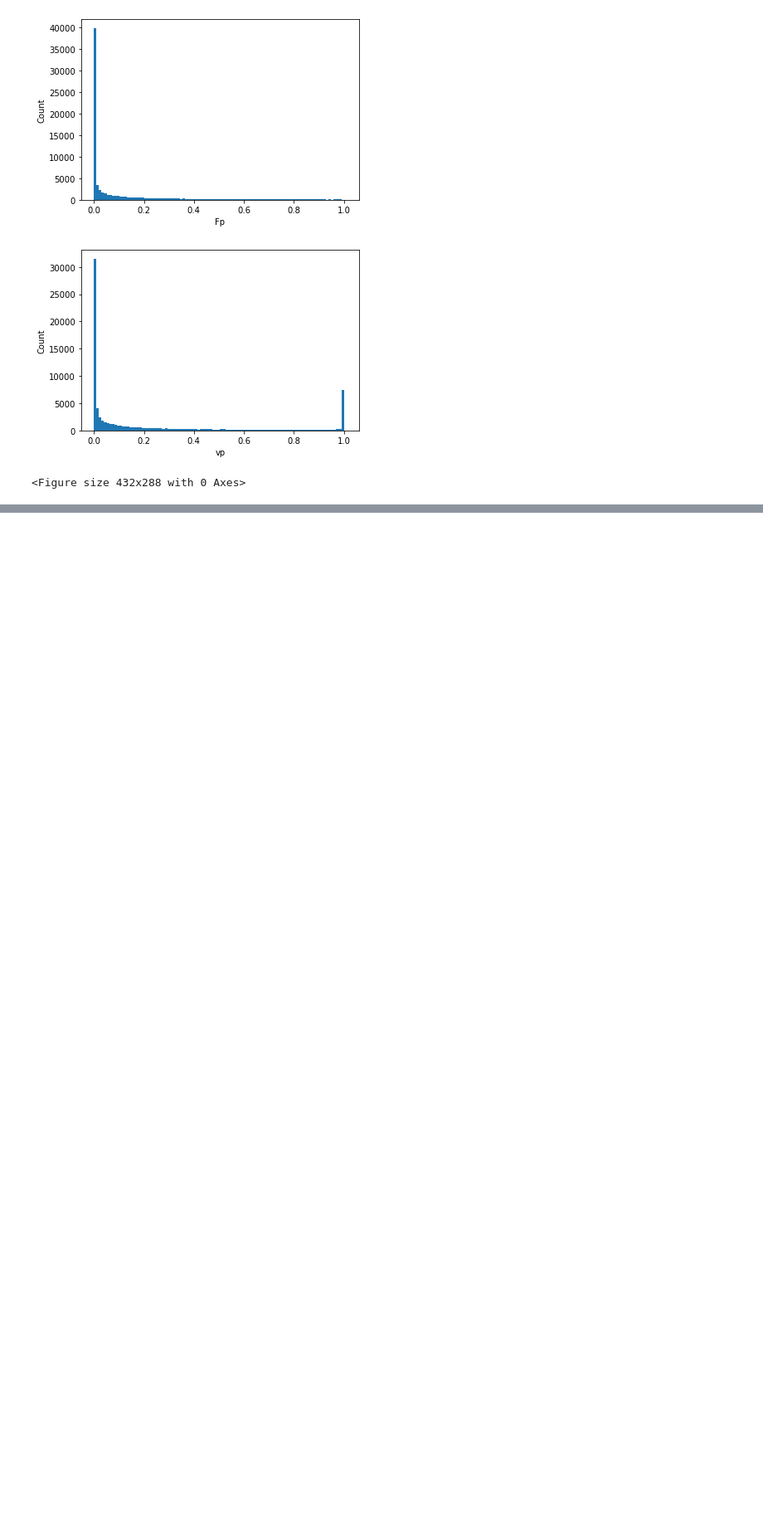
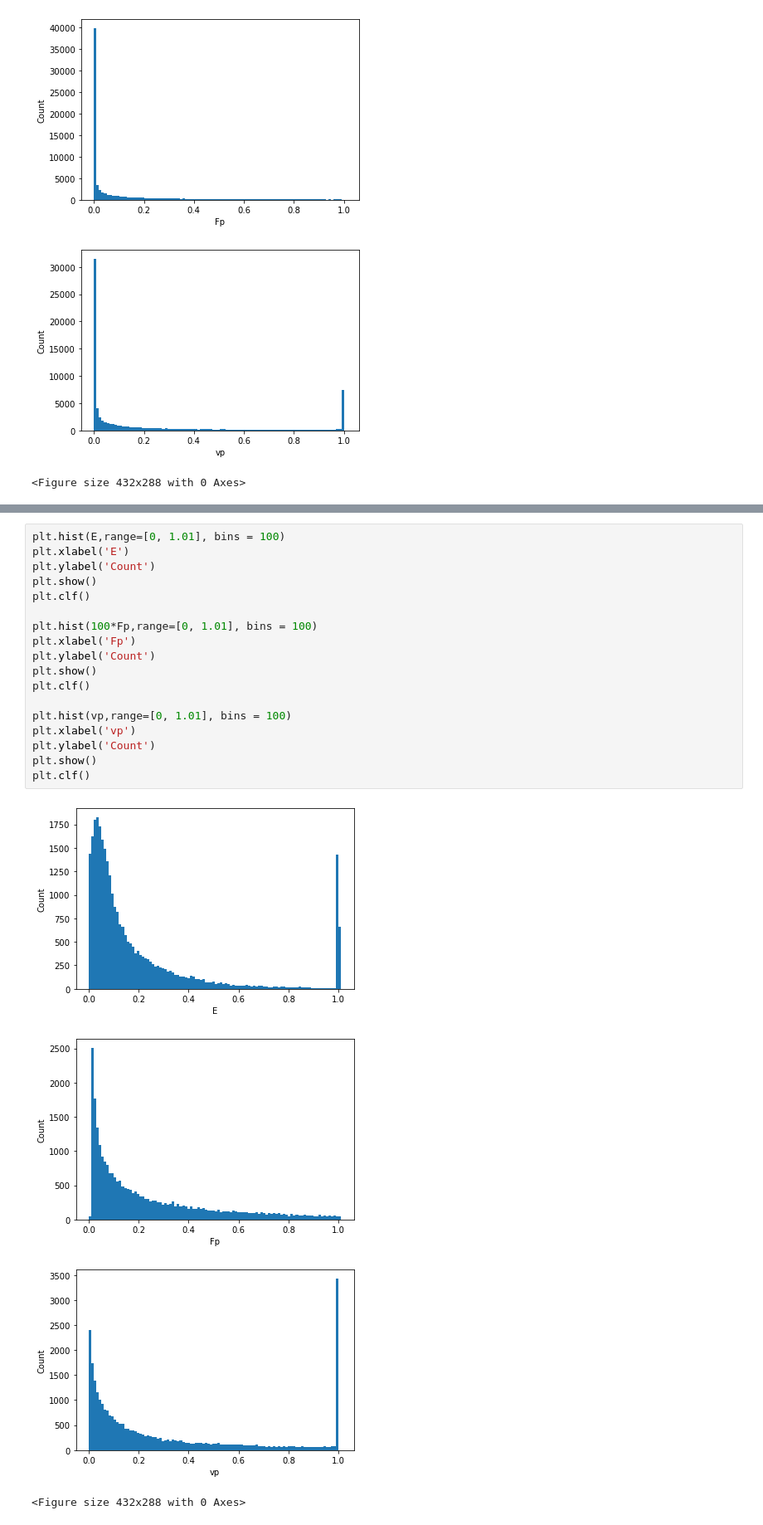
Before and after one commit to Michael-McLaren/MRI_ML, a Jupyter notebook: get_real_data.ipynb, the cells around one changed output, grey strips where cells are left out. Shown: that part at 83% size. Cells and saved outputs as stored; diff of their text form; blank space fills up the shorter version.

```diff
--- a/get_real_data.ipynb
+++ b/get_real_data.ipynb
@@ -218,0 +362,23 @@ val_loss []
+# %%
+plt.hist(E,range=[0, 1.01], bins = 100)
+plt.xlabel('E')
+plt.ylabel('Count')
+plt.show()
+plt.clf()
+
+plt.hist(100*Fp,range=[0, 1.01], bins = 100)
+plt.xlabel('Fp')
+plt.ylabel('Count')
+plt.show()
+plt.clf()
+
+plt.hist(vp,range=[0, 1.01], bins = 100)
+plt.xlabel('vp')
+plt.ylabel('Count')
+plt.show()
+plt.clf()
+# %% [output]
+[figure, added]
+[figure, added]
+[figure, added]
+<Figure size 432x288 with 0 Axes>
```
Also changed, not shown: parts of 20 cells of this notebook, 4 other files.
